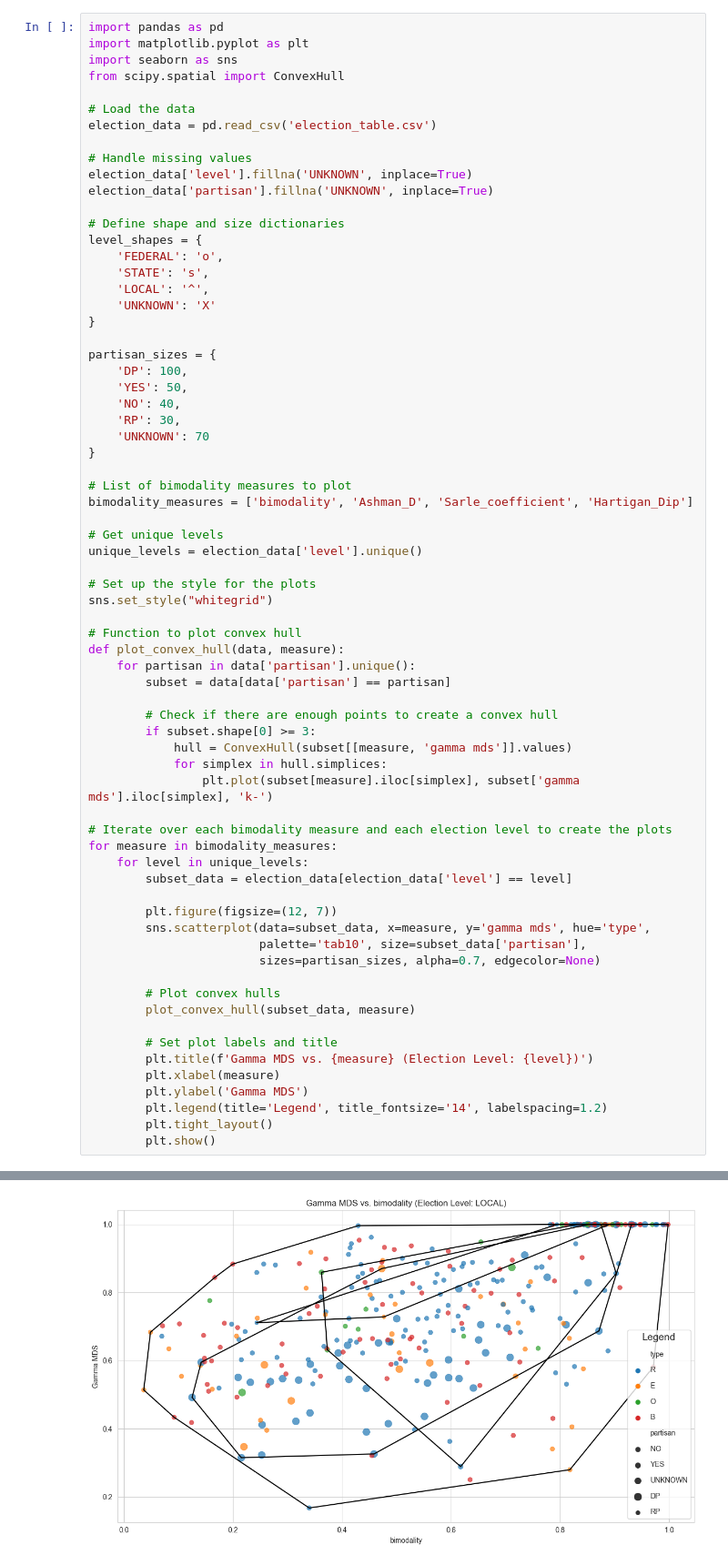
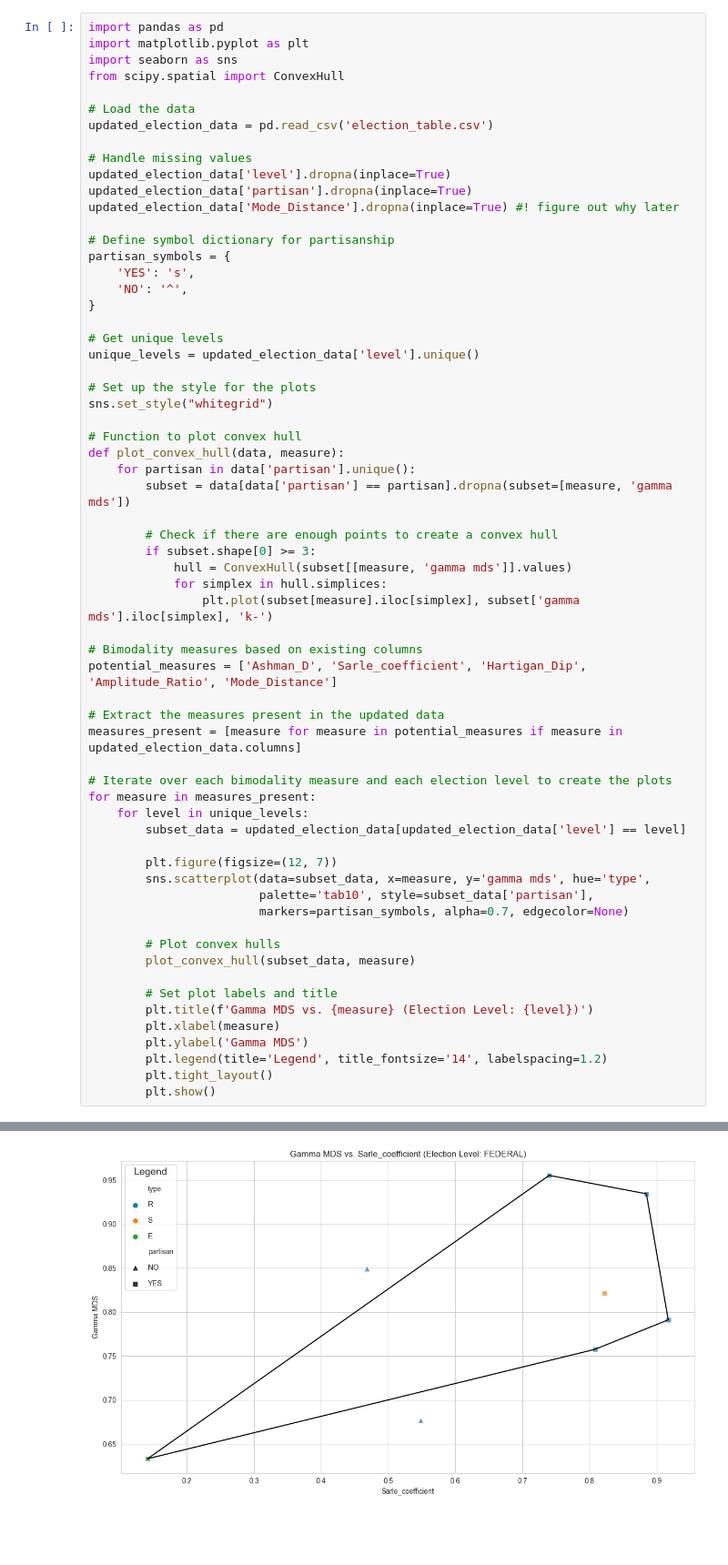
Before and after one commit to ericssimpson/voting-analysis-tools, a Jupyter notebook: rcv_exploration/explore_gamma.ipynb, the cells around one changed output, grey strips where cells are left out. Shown at 91% size. Cells and saved outputs as stored; diff of their text form; blank space fills up the shorter version.

```diff
--- a/rcv_exploration/explore_gamma.ipynb
+++ b/rcv_exploration/explore_gamma.ipynb
@@ -5,33 +5,21 @@ import seaborn as sns
 from scipy.spatial import ConvexHull
 
 # Load the data
-election_data = pd.read_csv('election_table.csv')
+updated_election_data = pd.read_csv('election_table.csv')
 
 # Handle missing values
-election_data['level'].fillna('UNKNOWN', inplace=True)
-election_data['partisan'].fillna('UNKNOWN', inplace=True)
+updated_election_data['level'].dropna(inplace=True)
+updated_election_data['partisan'].dropna(inplace=True)
+updated_election_data['Mode_Distance'].dropna(inplace=True) #! figure out why later
 
-# Define shape and size dictionaries
-level_shapes = {
-    'FEDERAL': 'o',
-    'STATE': 's',
-    'LOCAL': '^',
-    'UNKNOWN': 'X'
+# Define symbol dictionary for partisanship
+partisan_symbols = {
+    'YES': 's',
+    'NO': '^',
 }
 
-partisan_sizes = {
-    'DP': 100,
-    'YES': 50,
-    'NO': 40,
-    'RP': 30,
-    'UNKNOWN': 70
-}
-
-# List of bimodality measures to plot
-bimodality_measures = ['bimodality', 'Ashman_D', 'Sarle_coefficient', 'Hartigan_Dip']
-
 # Get unique levels
-unique_levels = election_data['level'].unique()
+unique_levels = updated_election_data['level'].unique()
 
 # Set up the style for the plots
 sns.set_style("whitegrid")
@@ -39,7 +27,7 @@ sns.set_style("whitegrid")
 # Function to plot convex hull
 def plot_convex_hull(data, measure):
     for partisan in data['partisan'].unique():
-        subset = data[data['partisan'] == partisan]
+        subset = data[data['partisan'] == partisan].dropna(subset=[measure, 'gamma mds'])
 
         # Check if there are enough points to create a convex hull
         if subset.shape[0] >= 3:
@@ -47,15 +35,21 @@ def plot_convex_hull(data, measure):
             for simplex in hull.simplices:
                 plt.plot(subset[measure].iloc[simplex], subset['gamma mds'].iloc[simplex], 'k-')
 
+# Bimodality measures based on existing columns
+potential_measures = ['Ashman_D', 'Sarle_coefficient', 'Hartigan_Dip', 'Amplitude_Ratio', 'Mode_Distance']
+
+# Extract the measures present in the updated data
+measures_present = [measure for measure in potential_measures if measure in updated_election_data.columns]
+
 # Iterate over each bimodality measure and each election level to create the plots
-for measure in bimodality_measures:
+for measure in measures_present:
     for level in unique_levels:
-        subset_data = election_data[election_data['level'] == level]
+        subset_data = updated_election_data[updated_election_data['level'] == level]
 
         plt.figure(figsize=(12, 7))
         sns.scatterplot(data=subset_data, x=measure, y='gamma mds', hue='type',
-                        palette='tab10', size=subset_data['partisan'],
-                        sizes=partisan_sizes, alpha=0.7, edgecolor=None)
+                        palette='tab10', style=subset_data['partisan'],
+                        markers=partisan_symbols, alpha=0.7, edgecolor=None)
 
         # Plot convex hulls
         plot_convex_hull(subset_data, measure)
@@ -75 +68 @@ No artists with labels found to put in legend.  Note that artists whose label st
-[figure, old version]
+[figure, new version]
```
Also changed, not shown: parts of 1 cell of this notebook, 5 other files.
